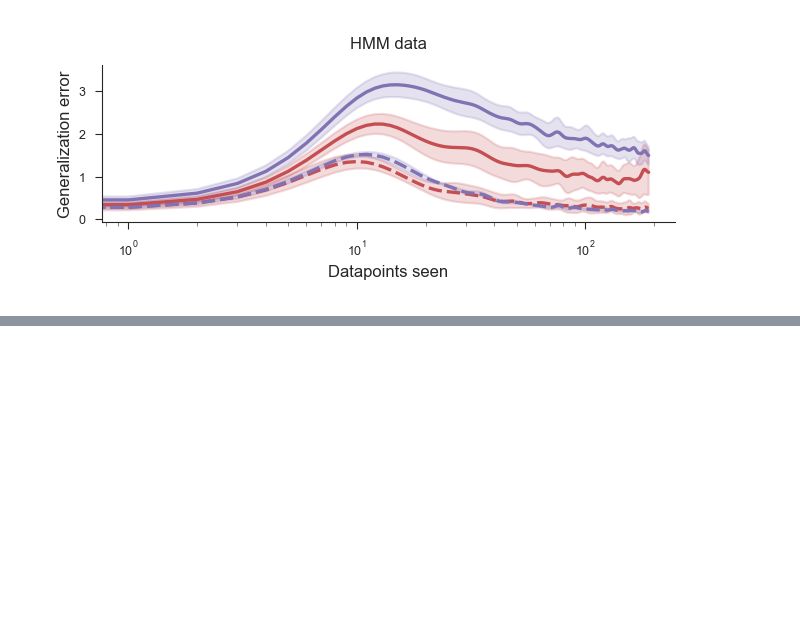
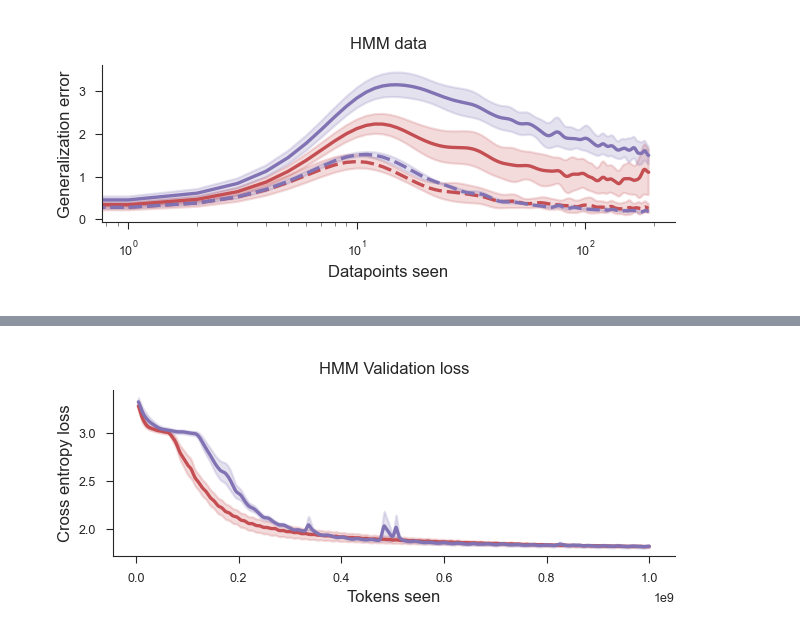
Before and after one commit to 3rdCore/PrequentialCode, a Jupyter notebook: papers/preprint/notebook.ipynb, the cells around one changed output, grey strips where cells are left out. Cells and saved outputs as stored; diff of their text form; code cells hidden in the pictures; blank space fills up the shorter version.

```diff
--- a/papers/preprint/notebook.ipynb
+++ b/papers/preprint/notebook.ipynb
@@ -163,6 +163,7 @@ metric_name_map = {
     "val_tasks/n_sample_loss_nexttoken": "Generalization error",
     "val_tasks/n_sample_loss_train": "Training error",
     "b_kl": "Generalization error",
+    "val/ce_loss" : "Cross-entropy loss",
 }
 
 
@@ -861,0 +950,17 @@ plt.show()
+# %%
+fig, ax = plt.subplots(1, 1, figsize=(5.5 / 3 * 2 - 0.5, 1.3))
+plot_nsample_loss(
+    ax,
+    data_smoothed,
+    y="val/ce_loss",
+    x="seen_tokens",
+    hue="context_length",
+    hue_order= ["skewed", "uniform"],
+    palette={"skewed": sns.color_palette()[3], "uniform": sns.color_palette()[4]},
+)
+
+ax.set(title="Validation loss on HMM dataset")
+
+fig.savefig("saved/hmm_val_loss_appendix.pdf")
+# %% [output]
+[figure, added]
```
Also changed, not shown: parts of 4 cells of this notebook, 1 other file.
